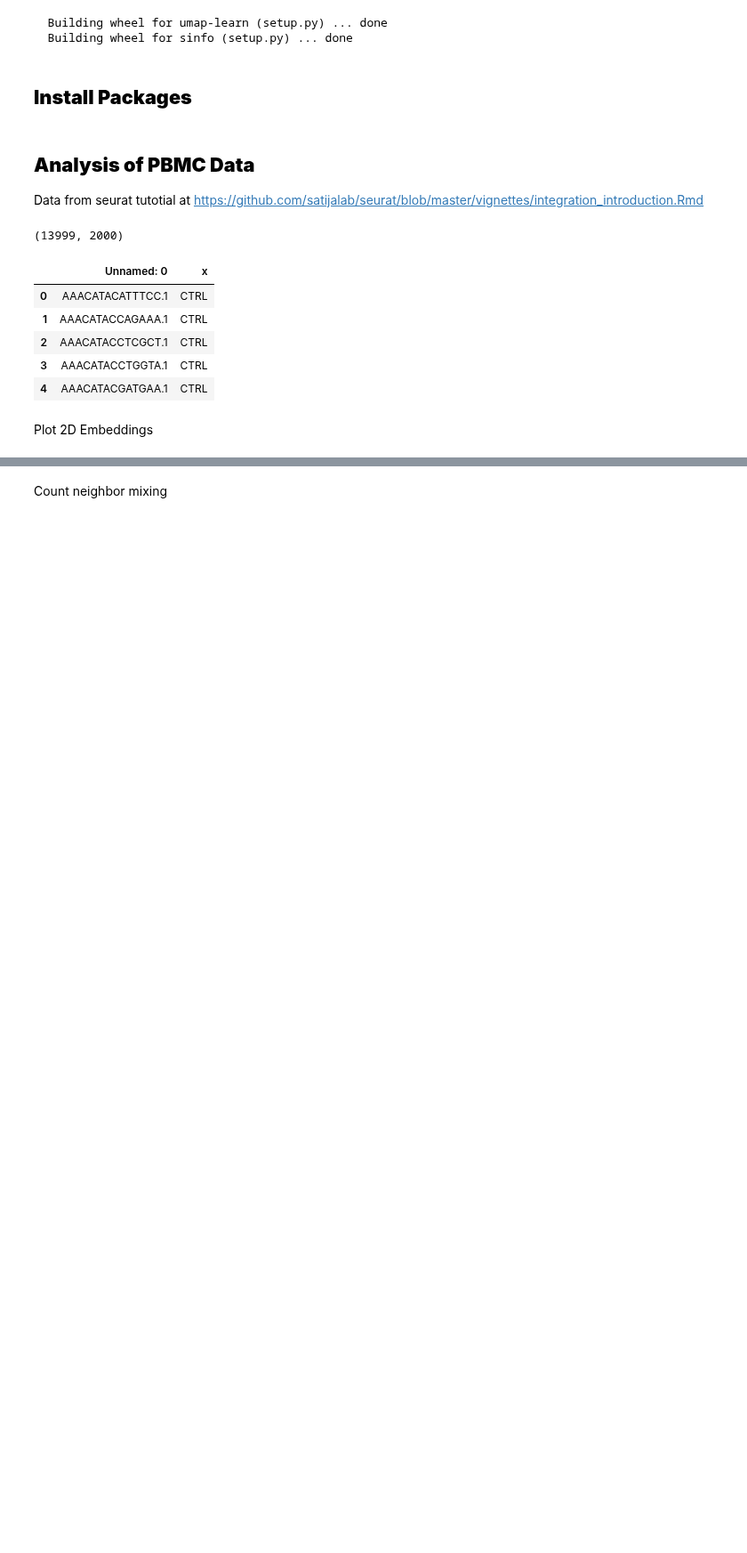
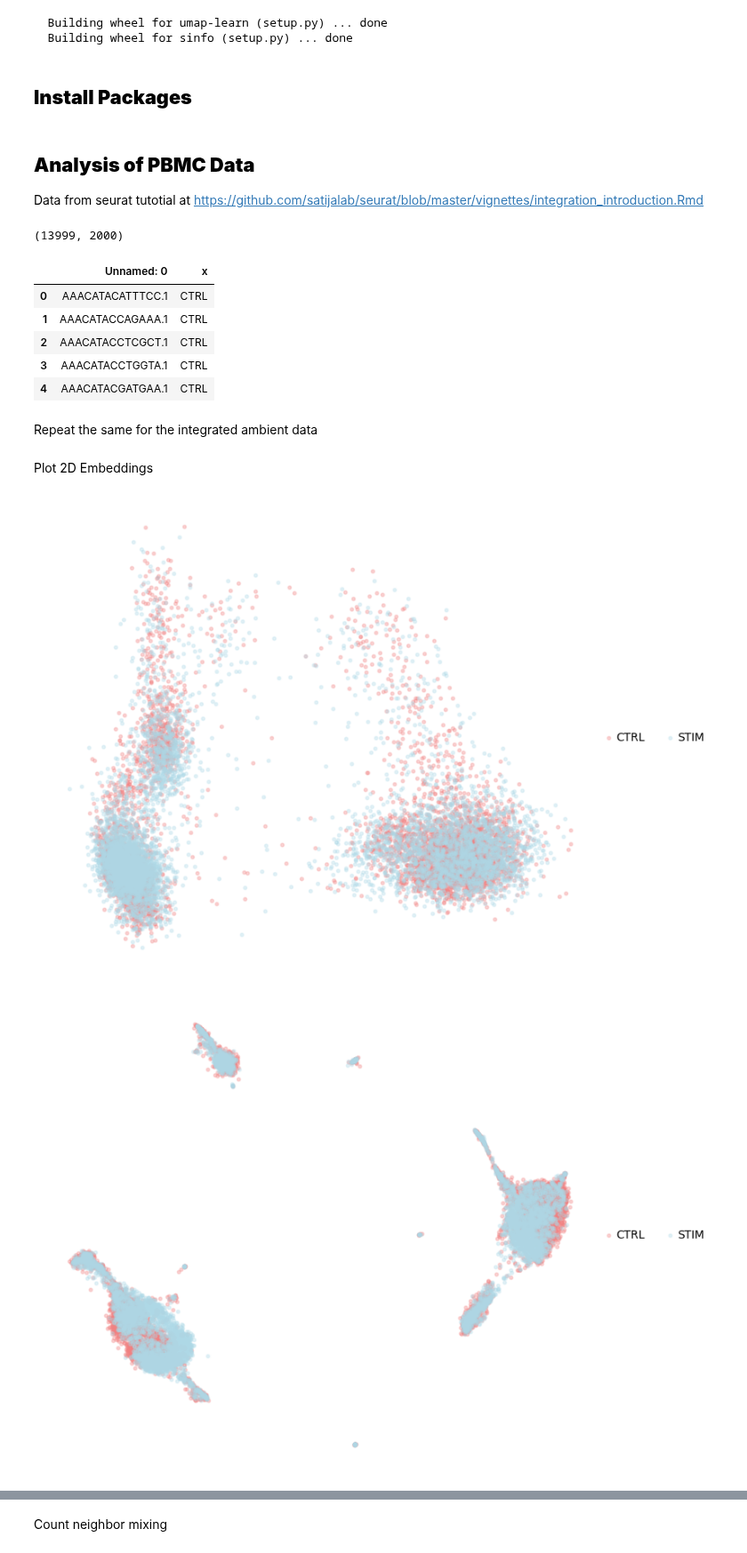
Before and after one commit to pachterlab/CP_2023, a Jupyter notebook: notebooks/fig1a_b/pbmcAnalysis.ipynb, the cells around one changed output, grey strips where cells are left out. Shown at 89% size. Cells and saved outputs as stored; diff of their text form; code cells hidden in the pictures; blank space fills up the shorter version.

```diff
--- a/notebooks/fig1a_b/pbmcAnalysis.ipynb
+++ b/notebooks/fig1a_b/pbmcAnalysis.ipynb
@@ -195,6 +195,42 @@ x_pca = tsvd.fit_transform(logScaleOrig)
 
 
 pcaUMAP = reducer.fit_transform(x_pca)
+# %%
+# PCA 50D UMAP 2D, PCA 100D UMAP 2D,PCA 2D, UMAP 2D (no coupling),
+
+tsvd = TruncatedSVD(n_components=50)
+x_pca_50 = tsvd.fit_transform(logScaleOrig)
+pcaUMAP50 = reducer.fit_transform(x_pca_50)
+
+
+tsvd = TruncatedSVD(n_components=100)
+x_pca_100 = tsvd.fit_transform(logScaleOrig)
+pcaUMAP100 = reducer.fit_transform(x_pca_100)
+
+tsvd = TruncatedSVD(n_components=2)
+x_pca_2 = tsvd.fit_transform(logScaleOrig)
+
+
+origUMAP2 = reducer.fit_transform(logMatOrig)
+# %% [markdown]
+Repeat the same for the integrated ambient data
+# %%
+# PCA 50D UMAP 2D, PCA 100D UMAP 2D,PCA 2D, UMAP 2D (no coupling),
+
+tsvd = TruncatedSVD(n_components=50)
+x_pca_50_intg = tsvd.fit_transform(scaleMat)
+pcaUMAP50_intg = reducer.fit_transform(x_pca_50_intg)
+
+
+tsvd = TruncatedSVD(n_components=100)
+x_pca_100_intg = tsvd.fit_transform(scaleMat)
+pcaUMAP100_intg = reducer.fit_transform(x_pca_100_intg)
+
+tsvd = TruncatedSVD(n_components=2)
+x_pca_2_intg = tsvd.fit_transform(scaleMat)
+
+
+origUMAP2_intg = reducer.fit_transform(logMat)
 # %%
 # #Get pca and umap coordinates for original log count matrix
 # reducer = umap.UMAP(n_components = ndims, random_state = state)
@@ -208,3 +244,17 @@ pcaUMAP = reducer.fit_transform(x_pca)
 # pcaUMAP = reducer.fit_transform(x_pca)
 # %% [markdown]
 Plot 2D Embeddings
+# %%
+#Plot straight to 2D plots
+#Integrated data 2d UMAP and PCA
+
+vis.obj_plot_embed(np.asarray(x_pca_2_intg), conds['x'], fname = 'stabUMAP.pdf',colors=['lightcoral','lightblue'],alpha = 0.3)
+vis.obj_plot_embed(np.asarray(origUMAP2_intg), conds['x'], fname = 'stabUMAP.pdf',colors=['lightcoral','lightblue'],alpha = 0.3)
+
+#Un-Integrated data 2d UMAP and PCA
+
+vis.obj_plot_embed(np.asarray(x_pca_2), conds['x'], fname = 'stabUMAP.pdf',colors=['lightcoral','lightblue'],alpha = 0.3)
+vis.obj_plot_embed(np.asarray(origUMAP2), conds['x'], fname = 'stabUMAP.pdf',colors=['lightcoral','lightblue'],alpha = 0.3)
+# %% [output]
+[figure, added]
+[figure, added]
```
Also changed, not shown: parts of 25 cells of this notebook.
